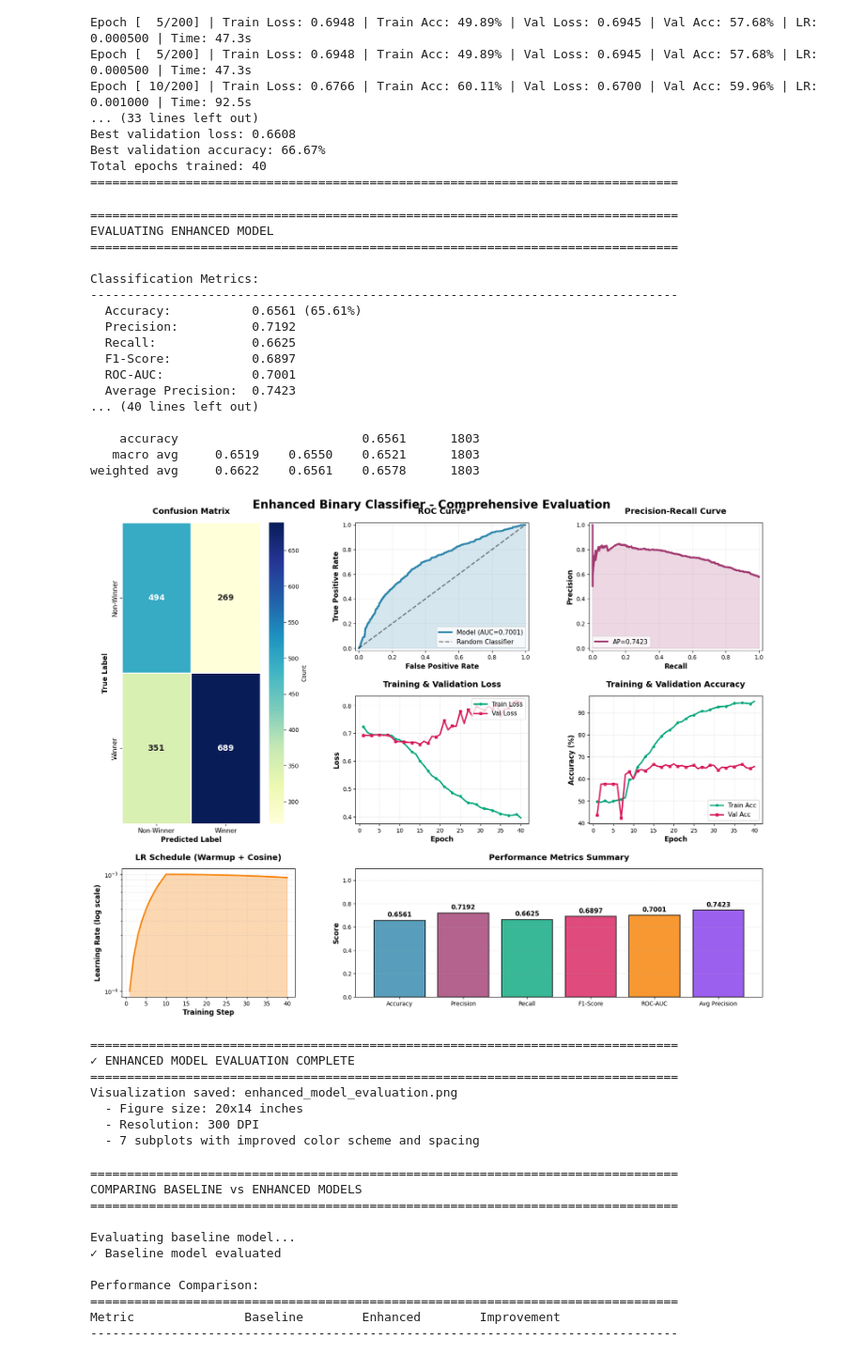
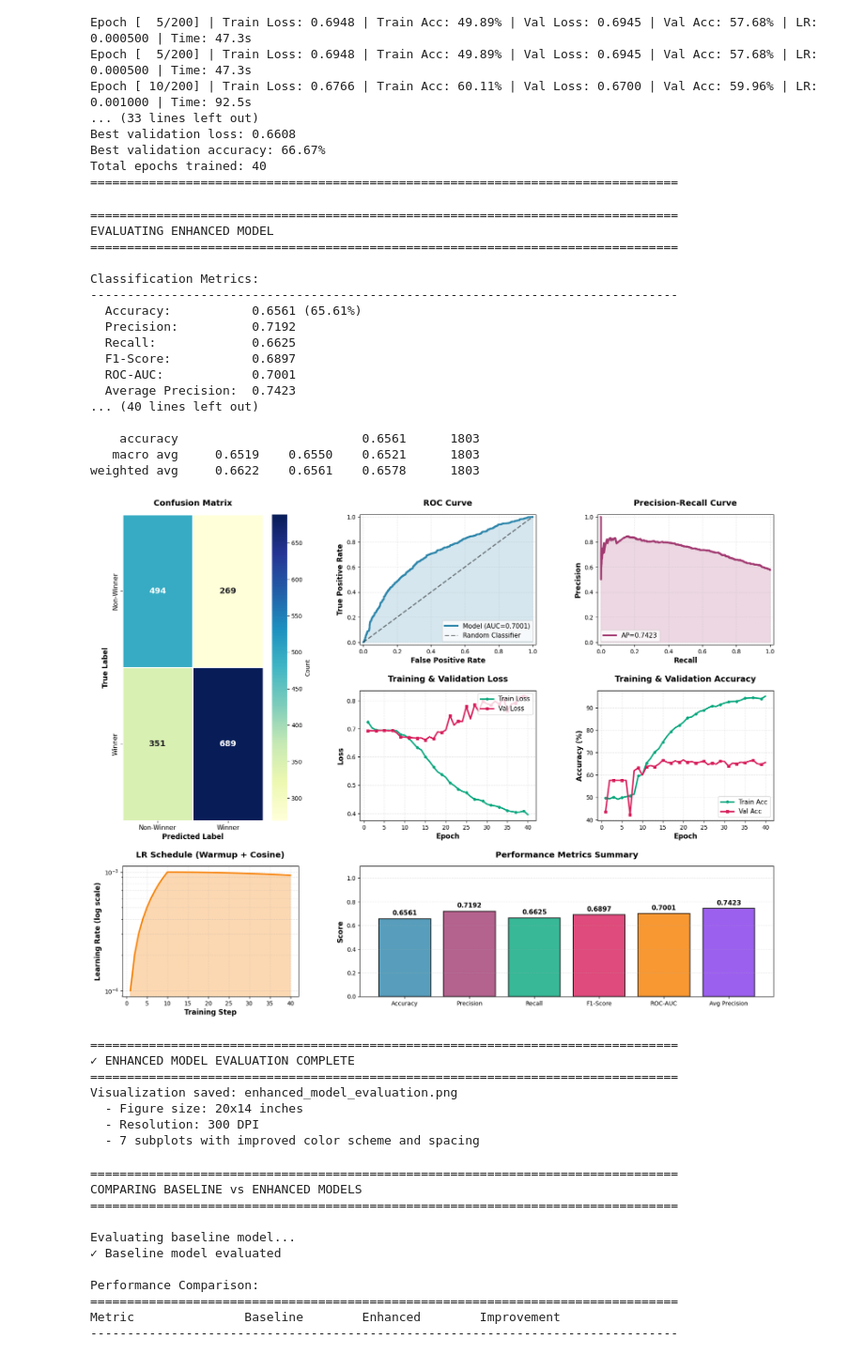
Before and after one commit to Dadaranger/YouTube-Analysis-Project, a Jupyter notebook: deeplearning.ipynb, the cells around one changed output. Shown at 94% size. Drawn from its saved outputs; the diff is of its cells as text; code cells hidden in the pictures.

```diff
--- a/deeplearning.ipynb
+++ b/deeplearning.ipynb
@@ -5720,8 +5720,8 @@ print()
 # ========== IMPROVED VISUALIZATIONS ==========
 fig = plt.figure(figsize=(20, 14))
 gs = fig.add_gridspec(3, 3, hspace=0.35, wspace=0.35, top=0.93)
-fig.suptitle('Enhanced Binary Classifier - Comprehensive Evaluation',
-             fontsize=20, fontweight='bold', y=0.97)
+#fig.suptitle('Enhanced Binary Classifier - Comprehensive Evaluation',
+             #fontsize=20, fontweight='bold', y=0.97)
 
 # Define clear color palette
 color_main = '#2E86AB'      # Blue for main data
@@ -5841,34 +5841,34 @@ for bar, val in zip(bars, values):
 
 plt.savefig('enhanced_model_evaluation.png', dpi=300, bbox_inches='tight',
             facecolor='white', edgecolor='none')
 plt.show()
 
 print("=" * 80)
 print("✓ ENHANCED MODEL EVALUATION COMPLETE")
 print("=" * 80)
 print(f"Visualization saved: enhanced_model_evaluation.png")
 print(f"  - Figure size: 20x14 inches")
 print(f"  - Resolution: 300 DPI")
 print(f"  - 7 subplots with improved color scheme and spacing")
 # %% [output]
 ================================================================================
 EVALUATING ENHANCED MODEL
 ================================================================================
 
 Classification Metrics:
 --------------------------------------------------------------------------------
   Accuracy:           0.6561 (65.61%)
   Precision:          0.7192
   Recall:             0.6625
   F1-Score:           0.6897
   ROC-AUC:            0.7001
   Average Precision:  0.7423
 ... (40 lines left out)
 
     accuracy                         0.6561      1803
    macro avg     0.6519    0.6550    0.6521      1803
 weighted avg     0.6622    0.6561    0.6578      1803
-[figure, old version]
+[figure, new version]
 ================================================================================
 ✓ ENHANCED MODEL EVALUATION COMPLETE
 ================================================================================
```
Also changed, not shown: 7 other files.
